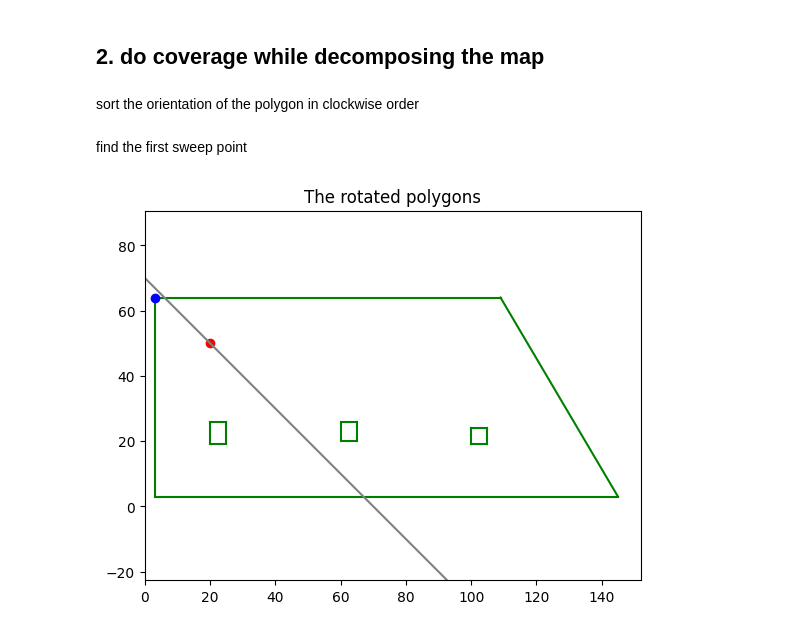
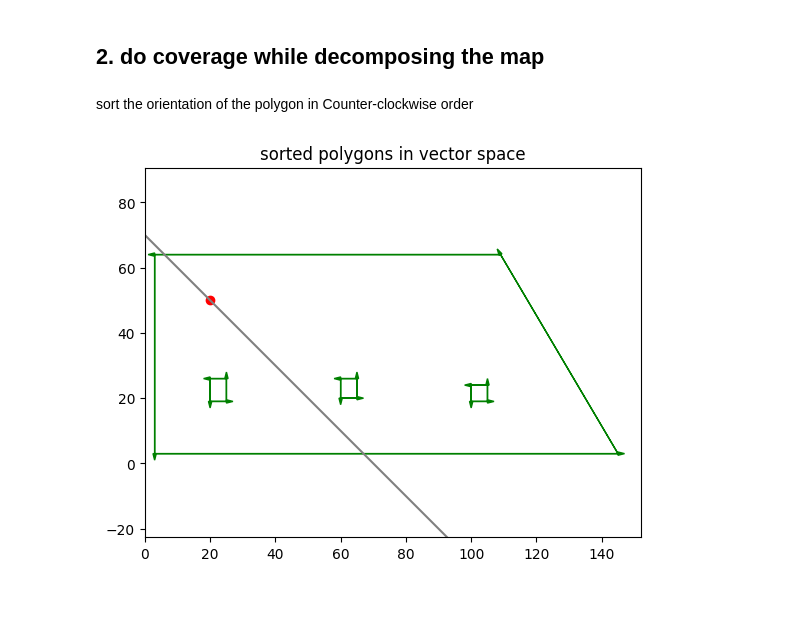
Before and after one commit to Alexbeast-CN/bcd_coverage, a Jupyter notebook: main.ipynb, the cells around one changed output. Cells and saved outputs as stored; diff of their text form; code cells hidden in the pictures; blank space fills up the shorter version.

```diff
--- a/main.ipynb
+++ b/main.ipynb
@@ -22,10 +22,10 @@ display the map and the staring point
 # Load the image
 image = cv2.imread(file_path, cv2.IMREAD_GRAYSCALE)
 
-# Plot the sweep_direction
+# Plot the sweep_angle
 line_p_factor = 3000
-line_x = np.linspace(start[0] - line_p_factor*np.cos(sweep_direction), start[0] + line_p_factor*np.cos(sweep_direction), line_p_factor)
-line_y = np.linspace(start[1] - line_p_factor*np.sin(sweep_direction), start[1] + line_p_factor*np.sin(sweep_direction), line_p_factor)
+line_x = np.linspace(start[0] - line_p_factor*np.cos(sweep_angle), start[0] + line_p_factor*np.cos(sweep_angle), line_p_factor)
+line_y = np.linspace(start[1] - line_p_factor*np.sin(sweep_angle), start[1] + line_p_factor*np.sin(sweep_angle), line_p_factor)
 
 plt.plot(line_x, line_y, 'grey', label='Sweep Direction')
 
@@ -180,59 +180,47 @@ the image space and the vector space have different coordinate system
 # %% [markdown]
 ## 2. do coverage while decomposing the map
 # %% [markdown]
-sort the orientation of the polygon in clockwise order
+sort the orientation of the polygon in Counter-clockwise order
 # %%
 def sort_polygon(contour):
     area = 0
     n = len(contour)
 
     for i in range(n):
         j = (i + 1) % n
         area += contour[i][0][0] * contour[j][0][1]
         area -= contour[j][0][0] * contour[i][0][1]
 
     area /= 2.0
 
-    if area <= 0: # if "Counter-clockwise"
+    if area <= 0: # if "clockwise"
         return contour[::-1] # reverse the order
     else:
         return contour
-
 
 sorted_polygons = []
 for contour in selected_contours:
     sorted_polygon = sort_polygon(contour)
     sorted_polygons.append(sorted_polygon)
+
+def plt_draw_arrow_contour(contour, color='green'):
+    n = len(contour)
+    for i in range(n):
+        plt.arrow(contour[i][0][0], contour[i][0][1],
+                  contour[(i+1)%n][0][0] - contour[i][0][0],
+                  contour[(i+1)%n][0][1] - contour[i][0][1],
+                  color=color, head_width=1, head_length=2)
+
+# display the result
+for poly in sorted_polygons:
+    plt_draw_arrow_contour(poly, 'green')
+
+plt.title('sorted polygons in vector space')
+plt.plot(start[0], start[1], 'ro')
+plt.plot(line_x, line_y, 'grey')
+plt.axis('equal')
+plt.xlim([0, image.shape[1]])
+plt.ylim([0, image.shape[0]])
+plt.show()
+# %% [output]
+[figure, added]
-# %% [markdown]
-find the first sweep point
-# %%
-def find_first_point(starting_point, polygons):
-    """
-    Find the first point in the polygons that is closest to the starting point.
-    """
-    out_poly = polygons[0]
-    min_distance = None
-    first_point = None
-    for point in out_poly:
-        distance = np.linalg.norm(point - starting_point)
-        if min_distance is None or distance < min_distance:
-            min_distance = distance
-            first_point = point
-    return first_point
-
-first_point = find_first_point(start, sorted_polygons)
-
-# display the result
-for poly in sorted_polygons:
-    plt_draw_contour(poly, 'green')
-
-plt.title('The rotated polygons')
-plt.plot(start[0], start[1], 'ro')
-plt.plot(first_point[0][0], first_point[0][1], 'bo')
-plt.plot(line_x, line_y, 'grey')
-plt.axis('equal')
-plt.xlim([0, image.shape[1]])
-plt.ylim([0, image.shape[0]])
-plt.show()
-# %% [output]
-[figure, removed]
```
Also changed, not shown: parts of 6 cells of this notebook, 6 other files.
